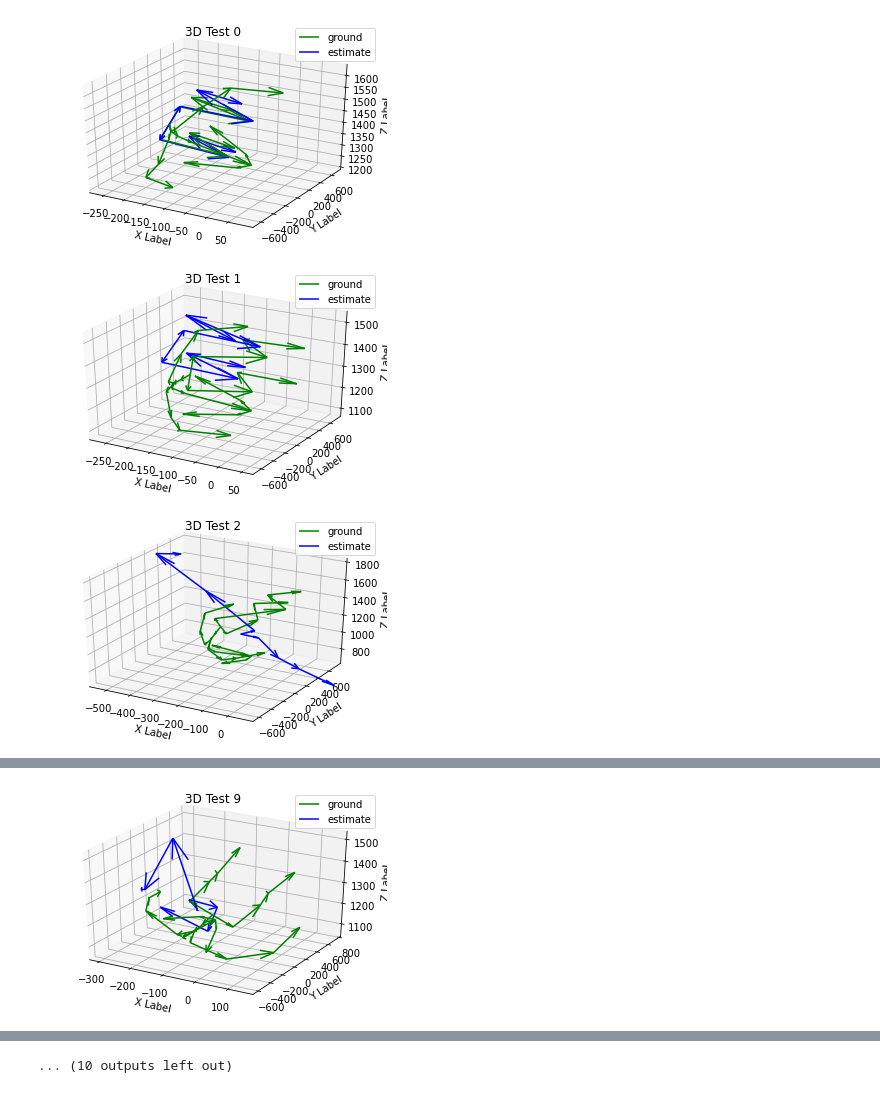
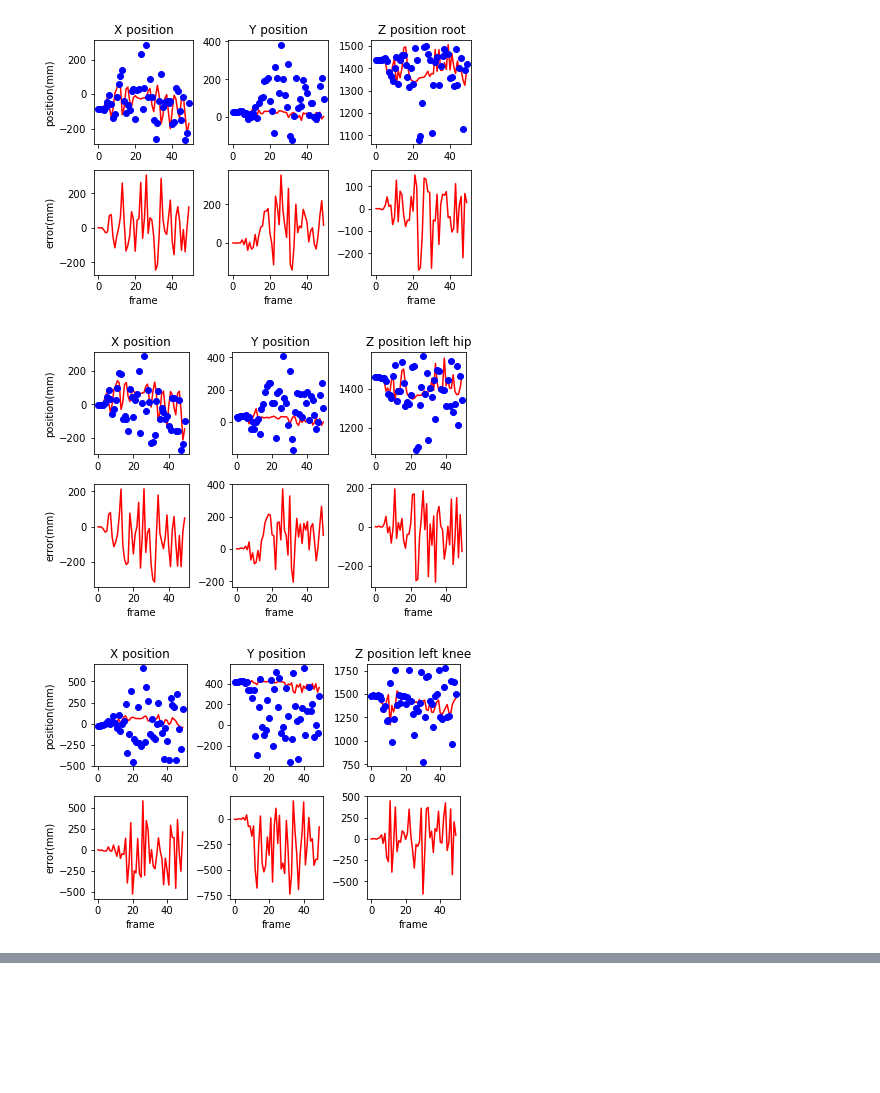
Before and after one commit to fbdp1202/pyukf_kinect_body_tracking, a Jupyter notebook: test_notebook.ipynb, the cells around one changed output, grey strips where cells are left out. Drawn from its saved outputs; the diff is of its cells as text; code cells hidden in the pictures; blank space fills up the shorter version.

```diff
--- a/test_notebook.ipynb
+++ b/test_notebook.ipynb
@@ -1,5 +1,5 @@
 # %%
 from test import *
 # %%
-test("data/input_stand.txt", 50, 'IJU', True)
+test("data/input_stand.txt", 50, 'MJU', True, 'point', False, 50)
 # %% [output]
@@ -8,3 +8,3 @@ mean square error:  111483.30323036802
-[figure, old version]
+[figure, new version]
-[figure, old version]
+[figure, new version]
-[figure, old version]
+[figure, new version]
@@ -17 +16,0 @@ mean square error:  111483.30323036802
-[figure, removed]
@@ -19,4 +17,3 @@ mean square error:  111483.30323036802
-... (10 outputs left out)
 # %%
 test_brute_force("data/input_stand.txt", 50, 'IJU', True)
 # %%
```
Also changed, not shown: parts of 2 cells of this notebook, 1 other file.
